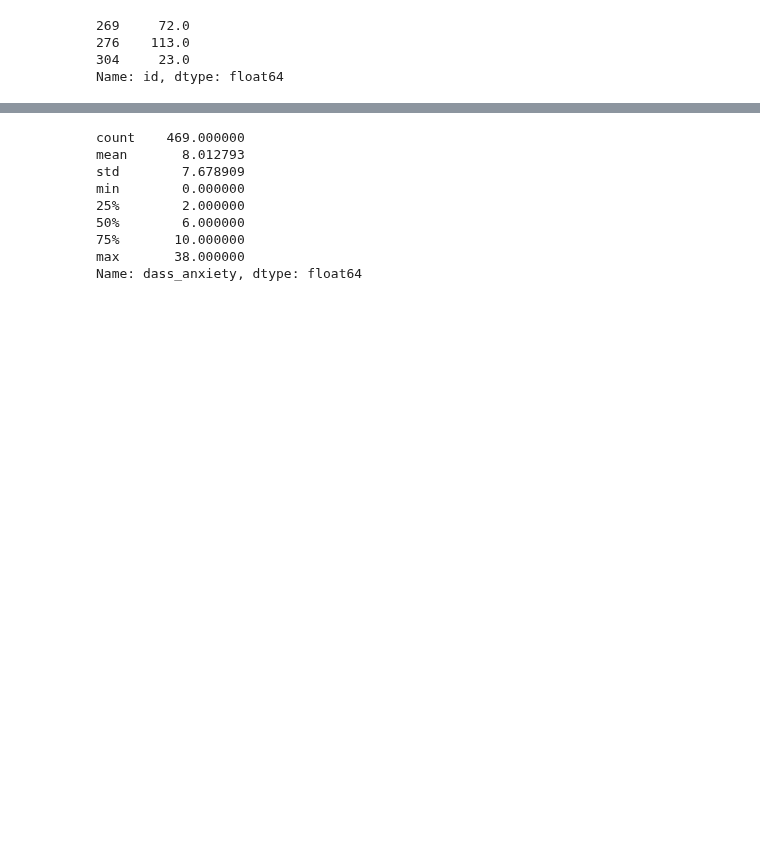
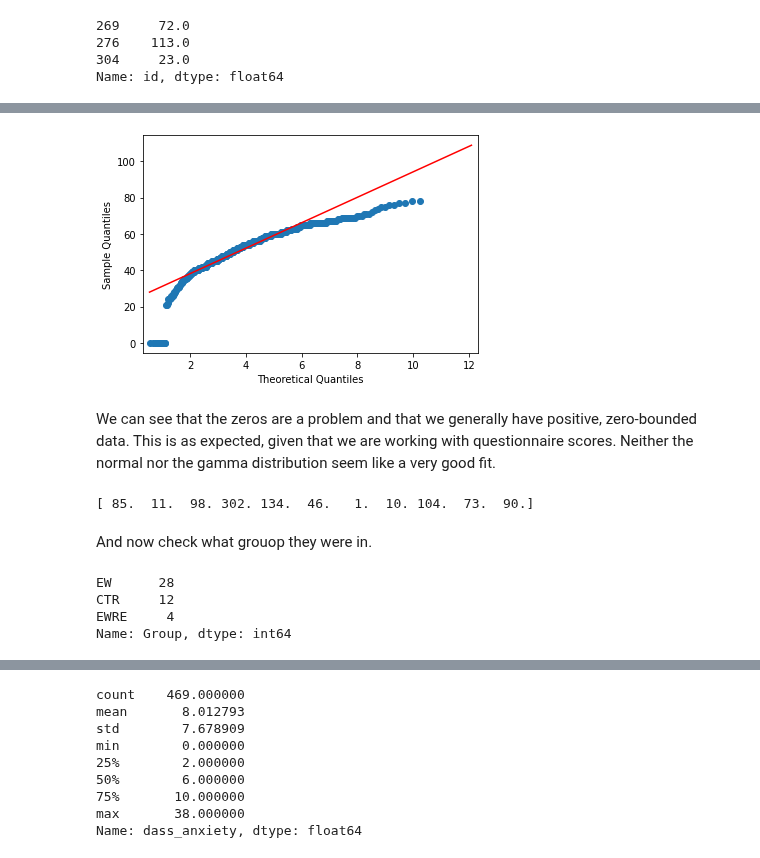
Before and after one commit to lucia-lux/EW_analysis, a Jupyter notebook: ew_anlaysis_1510.ipynb, the cells around one changed output, grey strips where cells are left out. Saved outputs shown, nothing was run; the diff lists cells and outputs as text; code cells hidden in the pictures; blank space fills up the shorter version.

```diff
--- a/ew_anlaysis_1510.ipynb
+++ b/ew_anlaysis_1510.ipynb
@@ -180,7 +281,0 @@ sns.distplot(all_dat_df.loc[:,'ADNM_burden_total'],color = 'b')
-# %%
-loc, scale = stats.distributions.norm.fit(all_dat_df.ADNM_burden_total.dropna())
-print(loc, scale)
-
-fig, ax = plt.subplots()
-stats.probplot(all_dat_df.ADNM_burden_total.dropna(), dist=stats.distributions.norm, sparams=(loc,scale), plot=ax)
-plt.show()
@@ -190,7 +281,0 @@ plt.show()
-# %%
-shape, loc, scale = stats.distributions.gamma.fit(all_dat_df.ADNM_burden_total.dropna())
-print(shape,loc, scale)
-
-fig, ax = plt.subplots()
-stats.probplot(all_dat_df.ADNM_burden_total.dropna(), dist=stats.distributions.gamma, sparams=(shape,loc,scale), plot=ax)
-plt.show()
@@ -279,0 +299,23 @@ discreteQQ(all_dat_df.dass_anxiety)
+# %%
+res = all_dat_df.ADNM_burden_total # plotting ADNM-20 scores against gamma distribution
+fig = sm.qqplot(res,dist = stats.gamma,distargs = (4,),line = 'q')
+fig.show()
+# %% [output]
+[figure, added]
+# %% [markdown]
+We can see that the zeros are a problem and that we generally have positive, zero-bounded data. This is as expected, given that we are working with questionnaire scores. Neither the normal nor the gamma distribution seem like a very good fit.
+# %%
+# check which participants had zero scores
+zero_ids = all_dat_df.loc[(all_dat_df.ADNM_burden_total==0)&(all_dat_df.order.isin([2,3,4])), 'id'].unique()
+print(zero_ids)
+# %% [output]
+[ 85.  11.  98. 302. 134.  46.   1.  10. 104.  73.  90.]
+# %% [markdown]
+And now check what grouop they were in.
+# %%
+all_dat_df.loc[all_dat_df.id.isin(zero_ids),'Group'].value_counts()
+# %% [output]
+EW      28
+CTR     12
+EWRE     4
+Name: Group, dtype: int64
```
Also changed, not shown: parts of 244 cells of this notebook.
